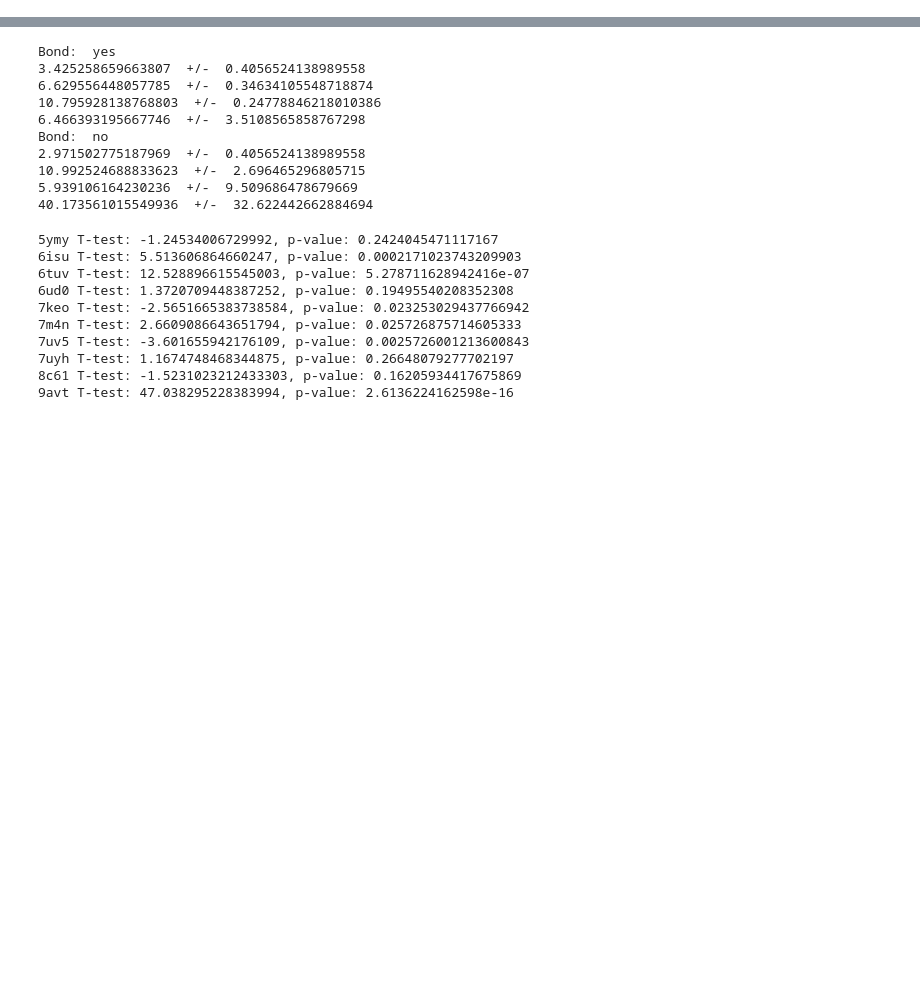
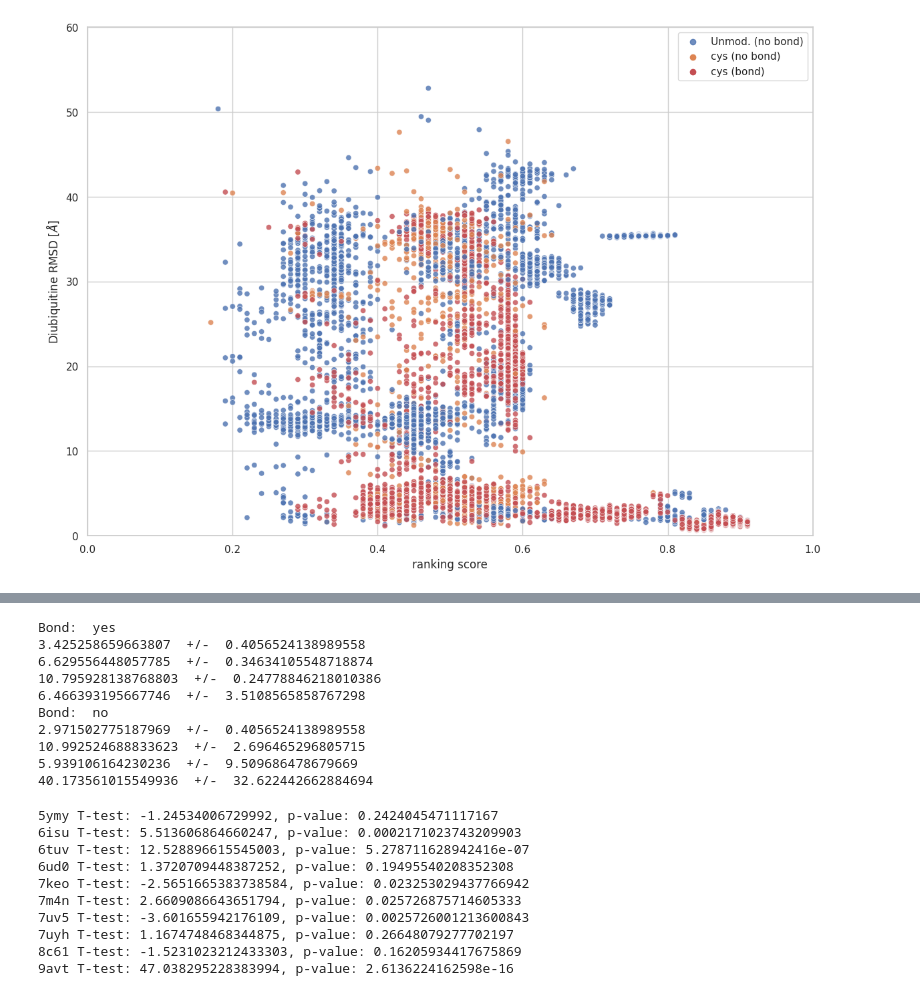
Before and after one commit to bio-phys/polyUb-AF, a Jupyter notebook: analysis_isopeptide_rmsd_ubs.ipynb, the cells around one changed output, grey strips where cells are left out. Saved outputs shown, nothing was run; the diff lists cells and outputs as text; code cells hidden in the pictures; blank space fills up the shorter version.

```diff
--- a/analysis_isopeptide_rmsd_ubs.ipynb
+++ b/analysis_isopeptide_rmsd_ubs.ipynb
@@ -543,6 +576,15 @@ if mode == 'cys':
 
     # Concatenate the two dataframes column-wise
     monoub_rmsd_df = pd.concat([df1, df2_unique], axis=1)
+
+
+score_df = pd.DataFrame (result_score_dict)
+score_df = score_df.melt(var_name='PDB', value_name='ranking score')
+score_df[mode] = score_df['PDB'].apply(lambda x: 'yes' if mode in x else 'no')
+score_df['PDB']  = score_df['PDB'].str.replace(f'-{mode}', '', regex=True)
+# Add the RMSD column
+score_df["RMSD"] = diub_rmsd_df["RMSD"]
+score_df = pd.concat([score_df, diub_bond_df], axis=1)
 # %%
 import matplotlib.pyplot as plt
 from matplotlib.gridspec import GridSpec
@@ -684,3 +739,62 @@ ValueError: min() arg is an empty sequence
+# %%
+# AlphaFold scores
+
+plt.rcParams['svg.fonttype'] = 'none'
+# Get the default color palette
+colors = seaborn.color_palette()
+colors = [i for index, i in enumerate(colors) if index not in [2]]  #Slightly more color-blind friendly
+
+fig = plt.figure(layout="constrained")
+
+# use to set style of background of plot
+seaborn.set_theme(rc={'figure.figsize':(11.7,8.27)})
+seaborn.set(style="whitegrid")
+mask1 = score_df['PDB'] != '8j1p'
+mask2 = score_df['PDB'] != '7uv5'
+mask3 = score_df['PDB'] != '8c61'
+mask4 = score_df['PDB'] != f"7uv5-{mode}-triub"
+mask5 = score_df['PDB'] != f"8c61-{mode}-triub"
+mask6 = score_df['PDB'] != f"7uv5-triub"
+mask7 = score_df['PDB'] != f"8c61-triub"
+mask = np.logical_and.reduce((mask1,mask2,mask3,mask4,mask5,mask6,mask7))
+# ax = seaborn.scatterplot(x="score", y="RMSD", hue="bond", hue_order=["unmod. (no bond)", "cys (no bond)", "cys (bond)"], data=score_df, palette=colors, alpha=0.8)
+ax = seaborn.scatterplot(x="ranking score", y="RMSD", hue="bond", data=score_df[mask], palette=colors, alpha=0.8)
+ax.set_ylabel(r'Diubiquitine RMSD [$\AA$]')
+ax.set_ylim([0,60])
+ax.set_xlim([0,1])
+
+
+if mode == 'cys':
+    ax.legend(labels=["Unmod. (no bond)", "cys (no bond)", "cys (bond)"])
+    leg = ax.get_legend()
+    leg.legend_handles[0].set_facecolor(colors[0])
+    leg.legend_handles[1].set_facecolor(colors[1])
+    leg.legend_handles[0].set_edgecolor(colors[0])
+    leg.legend_handles[1].set_edgecolor(colors[1])
+    leg.legend_handles[0].set_linewidth(1)
+    leg.legend_handles[1].set_linewidth(1)
+    leg.legend_handles[2].set_facecolor(colors[2])
+    leg.legend_handles[2].set_edgecolor(colors[2])
+    leg.legend_handles[2].set_linewidth(1)
+if mode == 'bond':
+    ax.legend(labels=["Unmod. (no bond)", "Propane linker (bond)"])
+    leg = ax.get_legend()
+    leg.legend_handles[1].set_facecolor(colors[0])
+    leg.legend_handles[1].set_facecolor(colors[1])
+    leg.legend_handles[0].set_edgecolor(colors[0])
+    leg.legend_handles[1].set_edgecolor(colors[1])
+    leg.legend_handles[0].set_linewidth(1)
+    leg.legend_handles[1].set_linewidth(1)
+
+
+
+#plt.plot([6], [50], marker=r'$*$', markersize=20, color="black")
+#plt.plot([8], [50], marker=r'$*$', markersize=20, color="black")
+plt.savefig(f"AF3-diub-rmsd_vs_af_score-{mode}{linker_suffix}.svg", bbox_inches=0, transparent=True)
+plt.savefig(f"AF3-diub-rmsd_vs_af_score-{mode}{linker_suffix}.png", bbox_inches=0, transparent=False)
+plt.show()
+# %% [output]
+[figure, added]
 # %%
 # use to set style of background of plot
 plt.rcParams['svg.fonttype'] = 'none'
```
Also changed, not shown: parts of 7 cells of this notebook.
